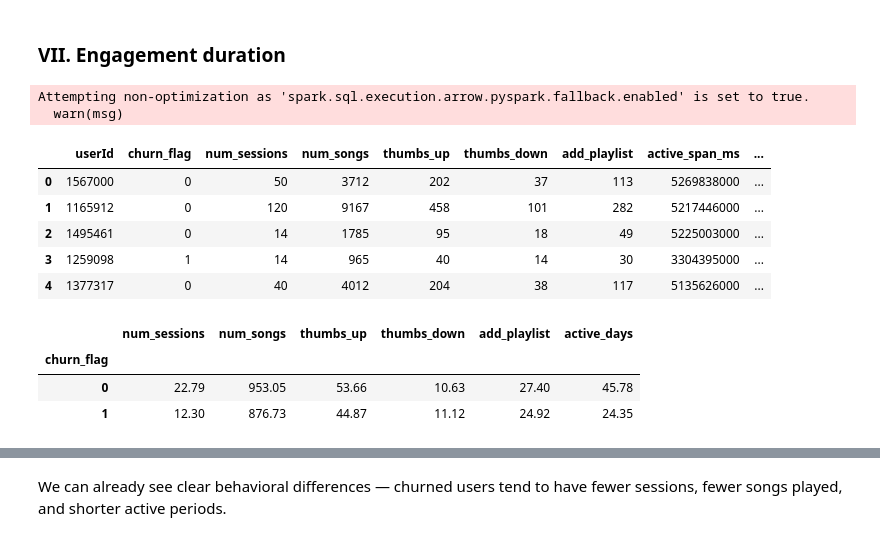
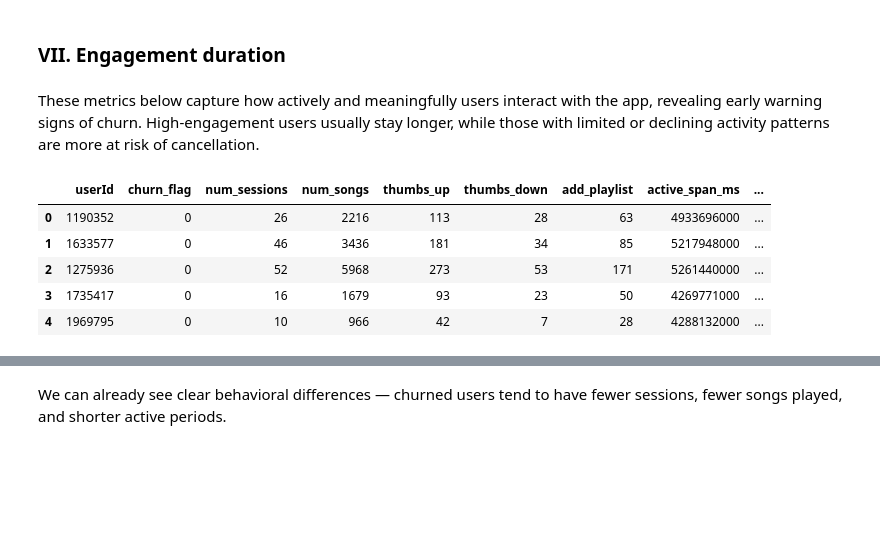
Before and after one commit to ZlataSparrow/Churn_Risk_Classification, a Jupyter notebook: notebook/02_EDA.ipynb, the cells around one changed output, grey strips where cells are left out. Drawn from its saved outputs; the diff is of its cells as text; code cells hidden in the pictures; blank space fills up the shorter version.

```diff
--- a/notebook/02_EDA.ipynb
+++ b/notebook/02_EDA.ipynb
@@ -783,0 +750,2 @@ interactions.groupBy("churn_flag").agg(
+# %%
+data = spark.read.parquet("../data/churn_data_ready.parquet")
@@ -784,42 +821,30 @@ interactions.groupBy("churn_flag").agg(
 # %% [markdown]
 ### VII. Engagement duration
-# %%
-# Aggregate engagement features per user
-engagement_df = (
-    data.groupBy("userId", "churn_flag")
-        .agg(
-            F.countDistinct("sessionId").alias("num_sessions"),
-            F.count(F.when(F.col("page") == "NextSong", True)).alias("num_songs"),
-            F.count(F.when(F.col("page") == "Thumbs Up", True)).alias("thumbs_up"),
-            F.count(F.when(F.col("page") == "Thumbs Down", True)).alias("thumbs_down"),
-            F.count(F.when(F.col("page") == "Add to Playlist", True)).alias("add_playlist"),
-            (F.max("ts") - F.min("ts")).alias("active_span_ms")
-        )
-        .withColumn("active_days", (F.col("active_span_ms") / (1000 * 60 * 60 * 24)))
-)
-
-# Convert to pandas for visualization
-engagement_pdf = engagement_df.toPandas()
-engagement_pdf.head()
-# %% [output]
-Attempting non-optimization as 'spark.sql.execution.arrow.pyspark.fallback.enabled' is set to true.
-  warn(msg)
-|  | userId | churn_flag | num_sessions | num_songs | thumbs_up | thumbs_down | add_playlist | active_span_ms | ... |
-| 0 | 1567000 | 0 | 50 | 3712 | 202 | 37 | 113 | 5269838000 | ... |
-| 1 | 1165912 | 0 | 120 | 9167 | 458 | 101 | 282 | 5217446000 | ... |
-| 2 | 1495461 | 0 | 14 | 1785 | 95 | 18 | 49 | 5225003000 | ... |
-| 3 | 1259098 | 1 | 14 | 965 | 40 | 14 | 30 | 3304395000 | ... |
-| 4 | 1377317 | 0 | 40 | 4012 | 204 | 38 | 117 | 5135626000 | ... |
-# %%
-summary_stats = (
-    engagement_pdf.groupby("churn_flag")
-    [["num_sessions", "num_songs", "thumbs_up", "thumbs_down", "add_playlist", "active_days"]]
-    .mean()
-    .round(2)
-)
-summary_stats
-# %% [output]
-|  | num_sessions | num_songs | thumbs_up | thumbs_down | add_playlist | active_days |
-| churn_flag |  |  |  |  |  |  |
-| 0 | 22.79 | 953.05 | 53.66 | 10.63 | 27.40 | 45.78 |
-| 1 | 12.30 | 876.73 | 44.87 | 11.12 | 24.92 | 24.35 |
+# %% [markdown]
+These metrics below capture how actively and meaningfully users interact with the app, revealing early warning signs of churn. High-engagement users usually stay longer, while those with limited or declining activity patterns are more at risk of cancellation.
+# %%
+data.createOrReplaceTempView("user_data")
+
+engagement_df = spark.sql("""
+    SELECT
+        userId,
+        churn_flag,
+        COUNT(DISTINCT sessionId) AS num_sessions,
+        SUM(CASE WHEN page = 'NextSong' THEN 1 ELSE 0 END) AS num_songs,
+        SUM(CASE WHEN page = 'Thumbs Up' THEN 1 ELSE 0 END) AS thumbs_up,
+        SUM(CASE WHEN page = 'Thumbs Down' THEN 1 ELSE 0 END) AS thumbs_down,
+        SUM(CASE WHEN page = 'Add to Playlist' THEN 1 ELSE 0 END) AS add_playlist,
+        (MAX(ts) - MIN(ts)) AS active_span_ms,
+        (MAX(ts) - MIN(ts)) / (1000 * 60 * 60 * 24) AS active_days
+    FROM user_data
+    GROUP BY userId, churn_flag
+""")
+engagement_pdf = engagement_df.toPandas()
+engagement_pdf.head()
+# %% [output]
+|  | userId | churn_flag | num_sessions | num_songs | thumbs_up | thumbs_down | add_playlist | active_span_ms | ... |
+| 0 | 1190352 | 0 | 26 | 2216 | 113 | 28 | 63 | 4933696000 | ... |
+| 1 | 1633577 | 0 | 46 | 3436 | 181 | 34 | 85 | 5217948000 | ... |
+| 2 | 1275936 | 0 | 52 | 5968 | 273 | 53 | 171 | 5261440000 | ... |
+| 3 | 1735417 | 0 | 16 | 1679 | 93 | 23 | 50 | 4269771000 | ... |
+| 4 | 1969795 | 0 | 10 | 966 | 42 | 7 | 28 | 4288132000 | ... |
```
Also changed, not shown: parts of 30 cells of this notebook, 1 other file.
